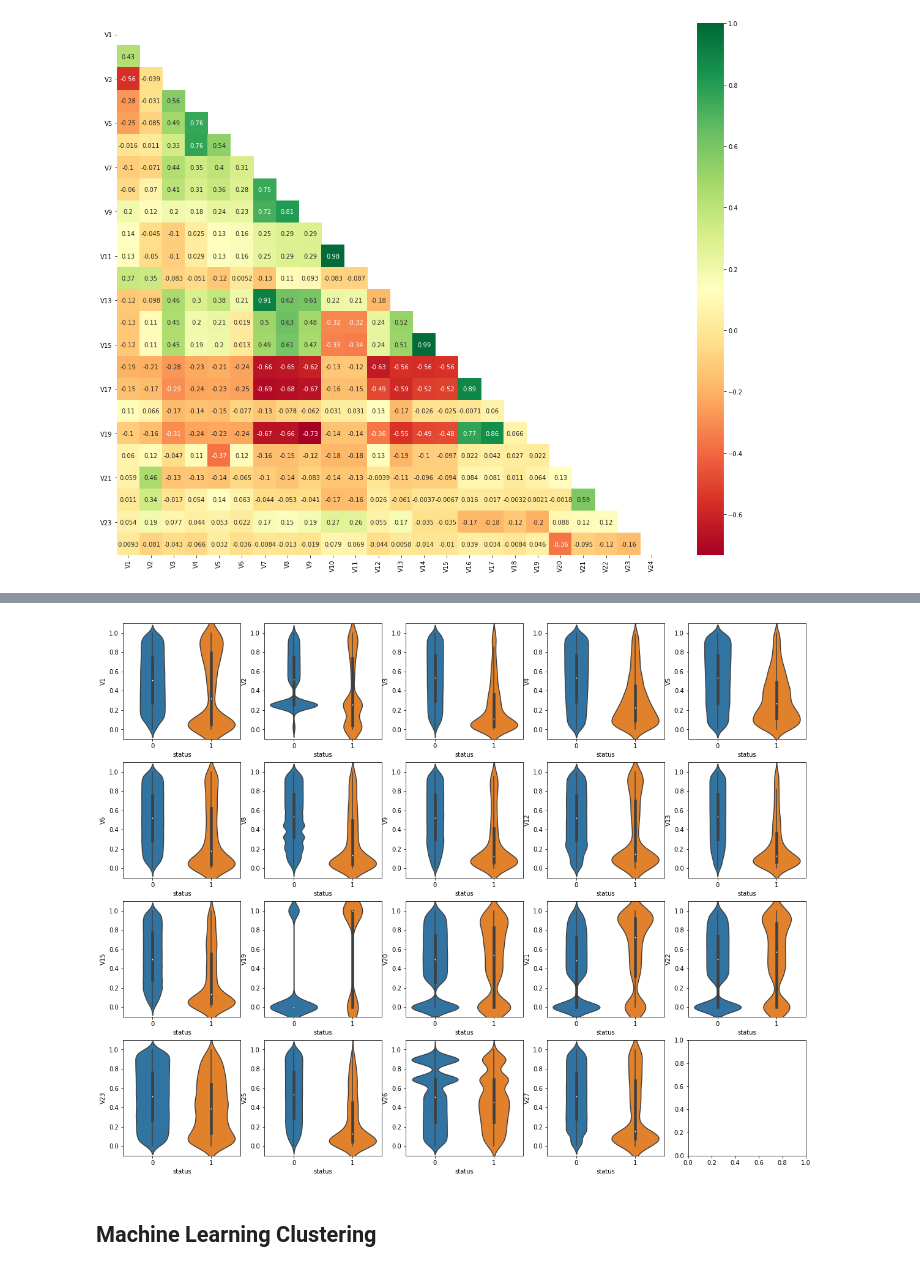
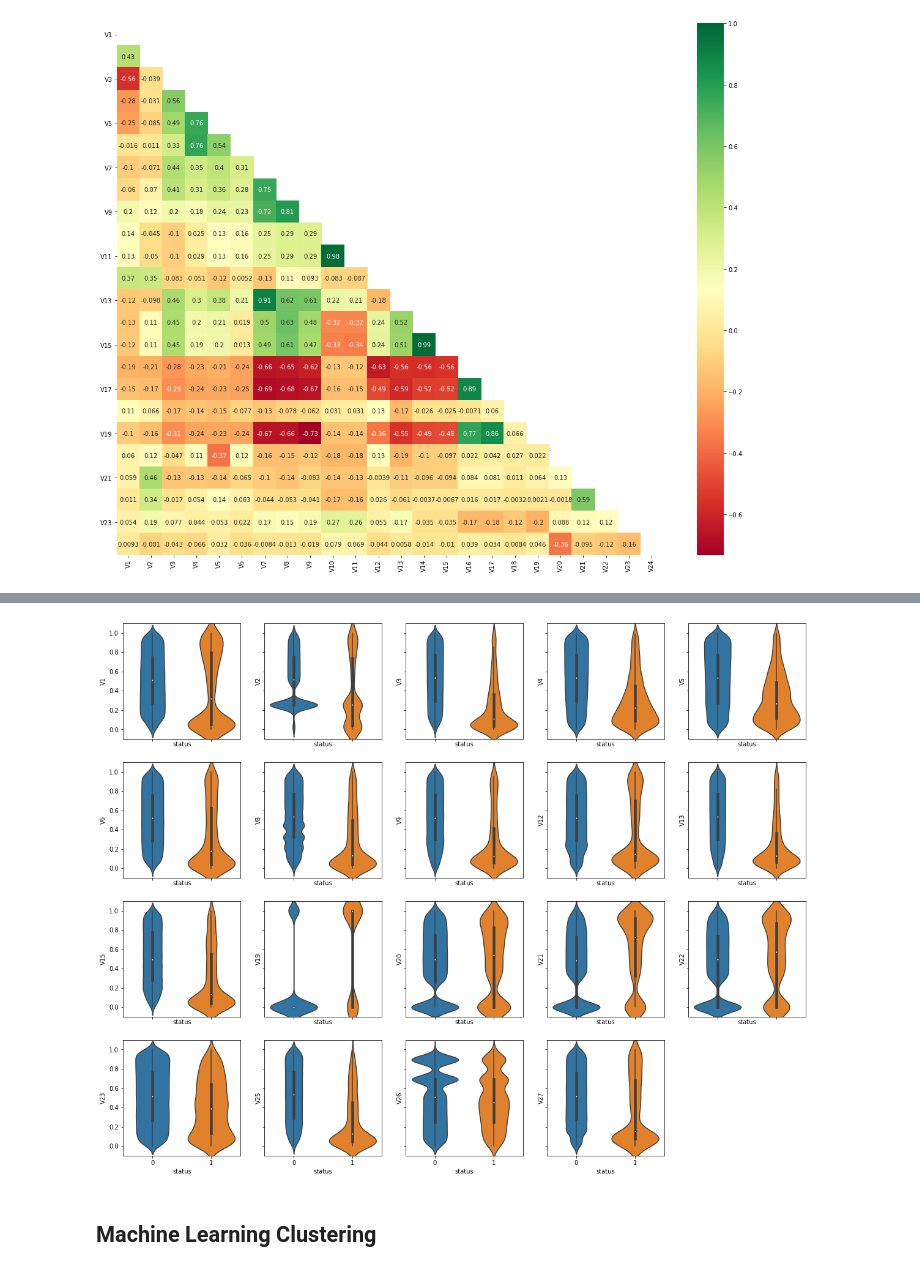
Before and after one commit to kindhjj/network_model_for_credit_scoring, a Jupyter notebook: code/Classification.ipynb, the cells around one changed output, grey strips where cells are left out. Saved outputs shown, nothing was run; the diff lists cells and outputs as text; code cells hidden in the pictures.

```diff
--- a/code/Classification.ipynb
+++ b/code/Classification.ipynb
@@ -68,11 +68,12 @@ rawdata_df.iloc[:,1:].describe()
 | max | 207.090000 | 33.380000 | 8.270000 | 15.890000 | 10.910000 | 300.770000 | 571.220000 | 0.510000 | 1.280000 | 8.500000 | ... | ... |
 8 rows × 24 columns
 # %%
-fig,ax=plt.subplots(5,5,figsize=(10,10))
+fig,ax=plt.subplots(5,5,figsize=(10,10), sharex=True, sharey=True)
 rawdata_unif_df=rawdata_df.copy()
 rawdata_unif_df.iloc[:,1:]=quantile_transform(rawdata_unif_df.iloc[:,1:])
 for i in range(1, len(rawdata_unif_df.columns)):
     sns.violinplot(data=rawdata_unif_df,y=rawdata_unif_df.columns[i], x='status',ax=ax[(i-1)//5][(i-1)%5])
     ax[(i-1)//5][(i-1)%5].set_ylim([-.1, 1.1])
+ax[-1][-1].remove()
 fig.set_size_inches(20, 16)
 # %% [output]
@@ -147,16 +148,17 @@ adj_features_df.describe()
 | 75% | 9.640000 | 1.180000 | 1.550000 | 1.730000 | 1.410000 | 4.760000 | 0.080000 | 0.220000 | 0.380000 | 29.137500 | 0.120000 | ... |
 | max | 207.090000 | 33.380000 | 8.270000 | 15.890000 | 10.910000 | 300.770000 | 0.510000 | 1.280000 | 3.950000 | 750.360000 | 1.410000 | ... |
 # %%
-fig,ax=plt.subplots(4,5,figsize=(10,10))
+fig,ax=plt.subplots(4,5,figsize=(10,10), sharex=True, sharey=True)
 adj_features_unif_df=adj_features_df.copy()
 adj_features_unif_df['status']=data_status
 adj_features_unif_df.iloc[:,:-1]=quantile_transform(adj_features_unif_df.iloc[:,:-1])
 for i in range(len(adj_features_unif_df.columns)-1):
     sns.violinplot(data=adj_features_unif_df,y=adj_features_unif_df.columns[i], x='status',ax=ax[i//5][i%5])
     ax[i//5][i%5].set_ylim([-.1, 1.1])
+ax[-1][-1].remove()
 fig.set_size_inches(20, 16)
 # %% [output]
-[figure, old version]
+[figure, new version]
 # %% [markdown]
 ## Machine Learning Clustering
 # %%
```
Also changed, not shown: parts of 6 cells of this notebook, 7 other files.
